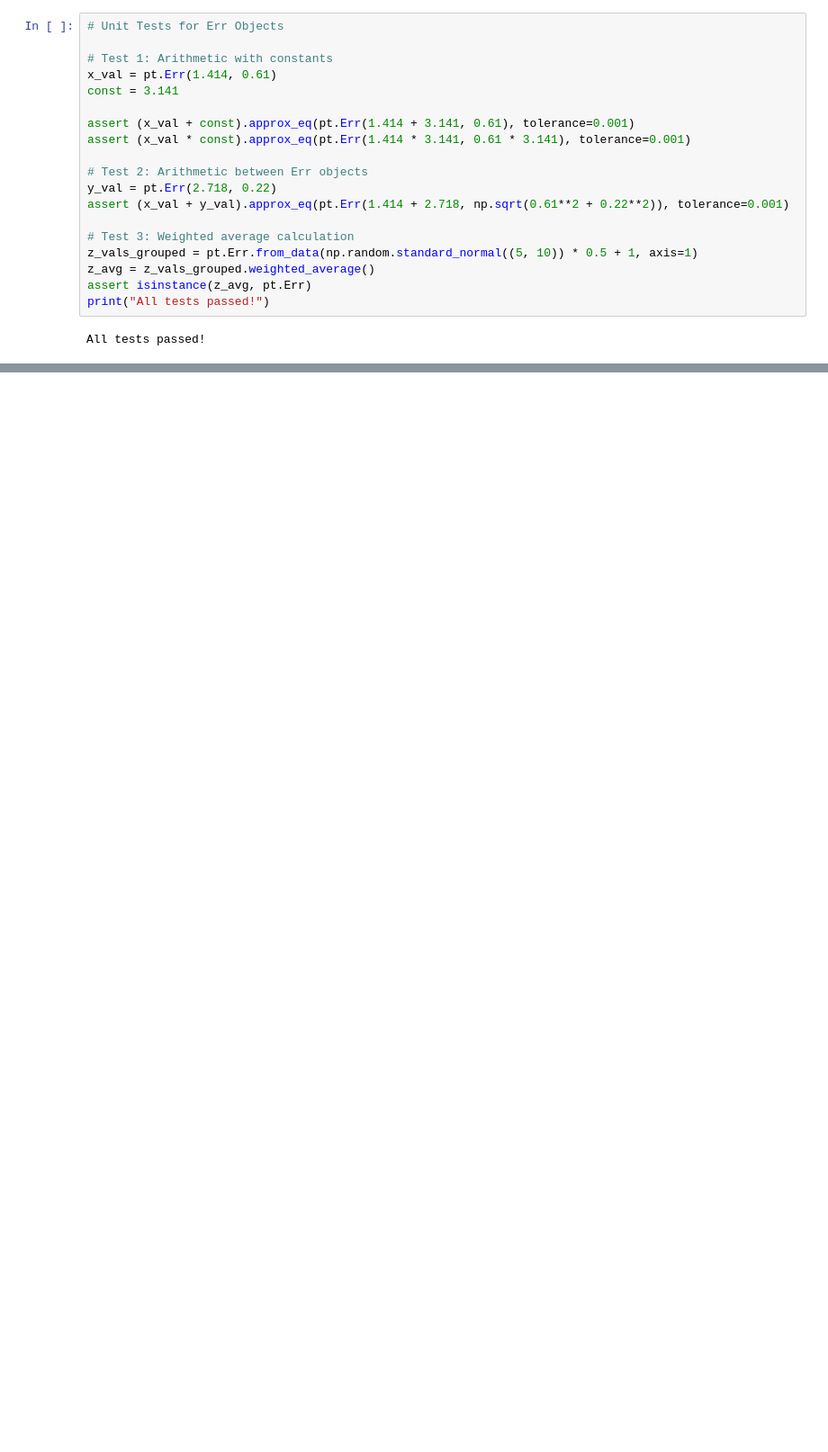
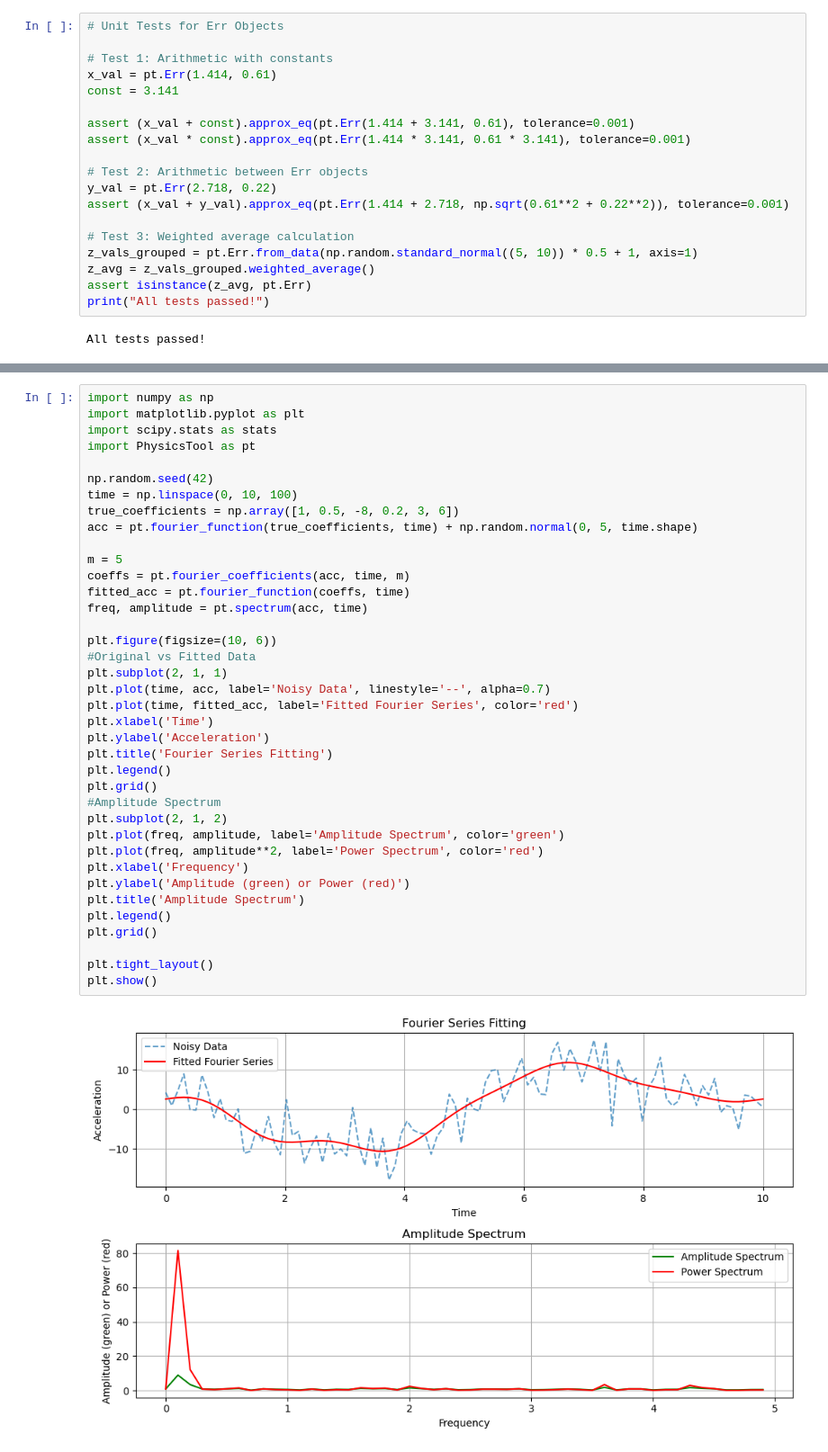
Before and after one commit to SecretGmG/PhysicsTool, a Jupyter notebook: examples.ipynb, the cells around one changed output, grey strips where cells are left out. Shown at 90% size. Drawn from its saved outputs; the diff is of its cells as text; blank space fills up the shorter version.

```diff
--- a/examples.ipynb
+++ b/examples.ipynb
@@ -382,0 +534,40 @@ Wall time: 14.9 s
+# %%
+import numpy as np
+import matplotlib.pyplot as plt
+import scipy.stats as stats
+import PhysicsTool as pt
+
+np.random.seed(42)
+time = np.linspace(0, 10, 100)
+true_coefficients = np.array([1, 0.5, -8, 0.2, 3, 6])
+acc = pt.fourier_function(true_coefficients, time) + np.random.normal(0, 5, time.shape)
+
+m = 5
+coeffs = pt.fourier_coefficients(acc, time, m)
+fitted_acc = pt.fourier_function(coeffs, time)
+freq, amplitude = pt.spectrum(acc, time)
+
+plt.figure(figsize=(10, 6))
+#Original vs Fitted Data
+plt.subplot(2, 1, 1)
+plt.plot(time, acc, label='Noisy Data', linestyle='--', alpha=0.7)
+plt.plot(time, fitted_acc, label='Fitted Fourier Series', color='red')
+plt.xlabel('Time')
+plt.ylabel('Acceleration')
+plt.title('Fourier Series Fitting')
+plt.legend()
+plt.grid()
+#Amplitude Spectrum
+plt.subplot(2, 1, 2)
+plt.plot(freq, amplitude, label='Amplitude Spectrum', color='green')
+plt.plot(freq, amplitude**2, label='Power Spectrum', color='red')
+plt.xlabel('Frequency')
+plt.ylabel('Amplitude (green) or Power (red)')
+plt.title('Amplitude Spectrum')
+plt.legend()
+plt.grid()
+
+plt.tight_layout()
+plt.show()
+# %% [output]
+[figure, added]
```
Also changed, not shown: parts of 6 cells of this notebook, 5 other files.
